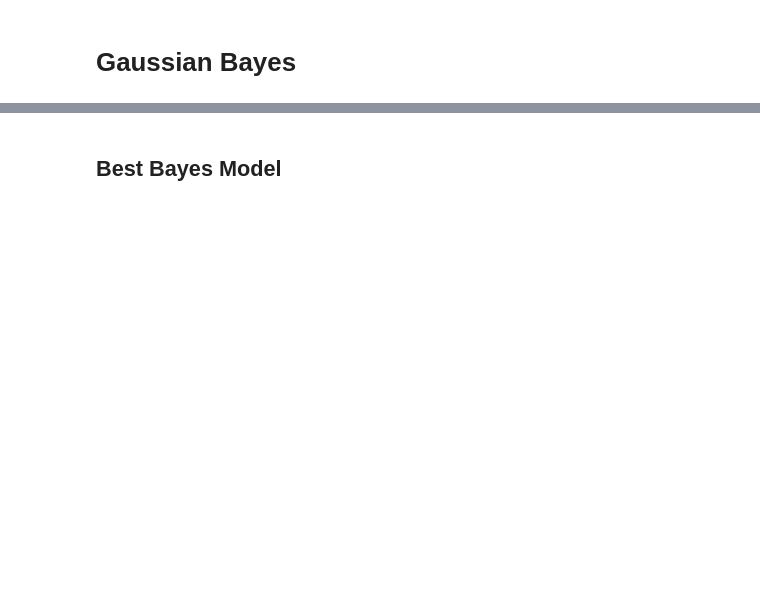
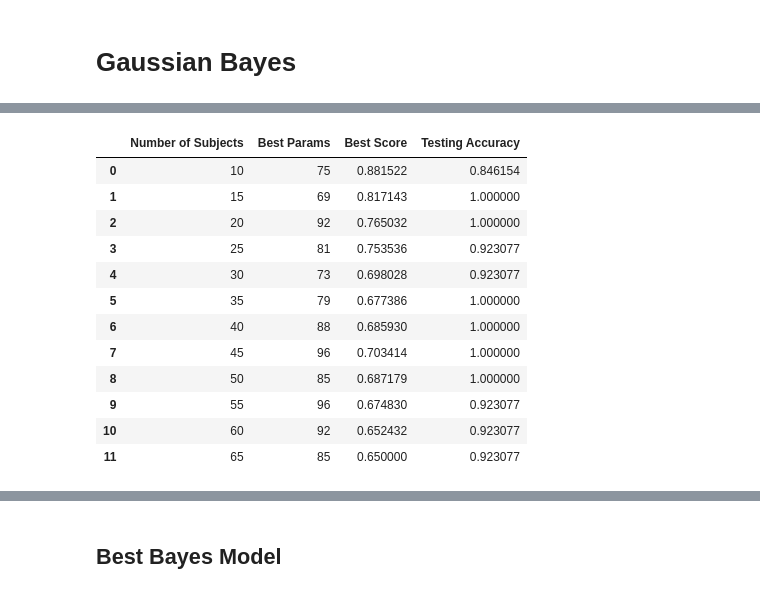
Before and after one commit to Dkashkett/Image_classification_, a Jupyter notebook: Task2.ipynb, the cells around one changed output, grey strips where cells are left out. Saved outputs shown, nothing was run; the diff lists cells and outputs as text; code cells hidden in the pictures; blank space fills up the shorter version.

```diff
--- a/Task2.ipynb
+++ b/Task2.ipynb
@@ -183,0 +210,11 @@ pipes = [pipe_without_scaling, pipe_with_scaling]
+# %%
+def bayes_testing(models, results, X_test, y_test):
+    test_accuracy = []
+    for model in models:
+        ypred = model.predict(X_test)
+        test_accuracy.append(accuracy_score(y_test, ypred))
+    results['Testing Accuracy'] = test_accuracy
+
+    return results
+# %%
+results, models = bayes_training()
@@ -184,3 +237,19 @@ pipes = [pipe_without_scaling, pipe_with_scaling]
+# %%
+bayes_testing(models, results, X_test, y_test)
+# %% [output]
+|  | Number of Subjects | Best Params | Best Score | Testing Accuracy |
+| 0 | 10 | 75 | 0.881522 | 0.846154 |
+| 1 | 15 | 69 | 0.817143 | 1.000000 |
+| 2 | 20 | 92 | 0.765032 | 1.000000 |
+| 3 | 25 | 81 | 0.753536 | 0.923077 |
+| 4 | 30 | 73 | 0.698028 | 0.923077 |
+| 5 | 35 | 79 | 0.677386 | 1.000000 |
+| 6 | 40 | 88 | 0.685930 | 1.000000 |
+| 7 | 45 | 96 | 0.703414 | 1.000000 |
+| 8 | 50 | 85 | 0.687179 | 1.000000 |
+| 9 | 55 | 96 | 0.674830 | 0.923077 |
+| 10 | 60 | 92 | 0.652432 | 0.923077 |
+| 11 | 65 | 85 | 0.650000 | 0.923077 |
 # %%
 best_score = []
 best_params = []
```
Also changed, not shown: parts of 25 cells of this notebook.
